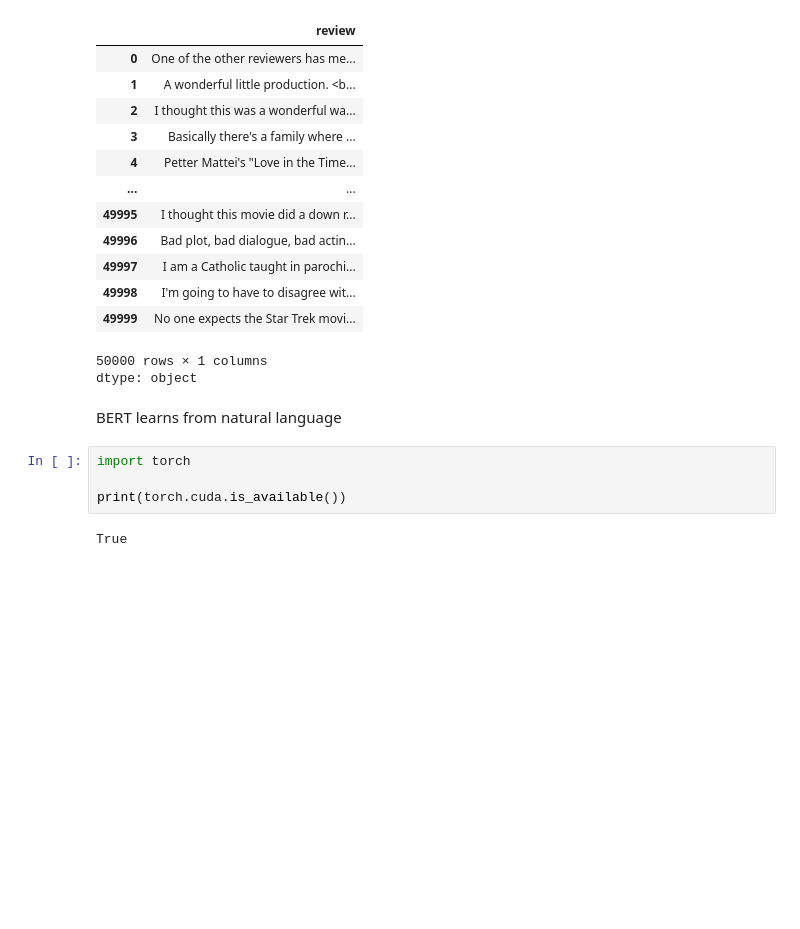
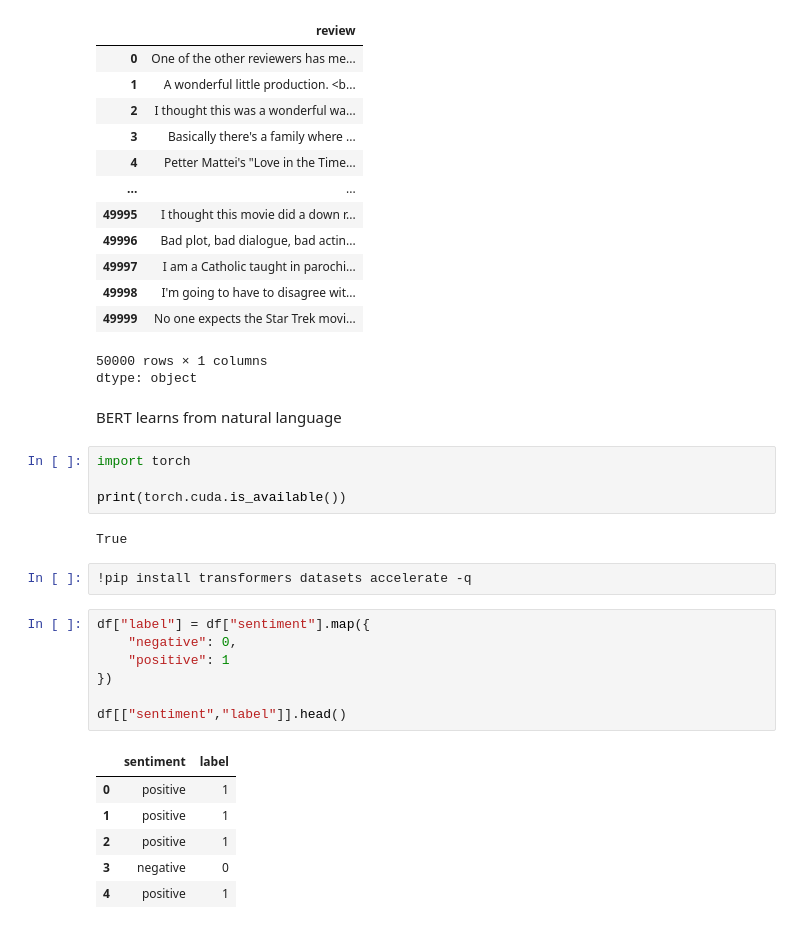
Before and after one commit to nehalnova/sentiment-analysis-, a Jupyter notebook: 01_IMDB_EDA.ipynb, the cells around one changed output. Saved outputs shown, nothing was run; the diff lists cells and outputs as text; blank space fills up the shorter version.

```diff
--- a/01_IMDB_EDA.ipynb
+++ b/01_IMDB_EDA.ipynb
@@ -386,3 +386,19 @@ import torch
 print(torch.cuda.is_available())
 # %% [output]
 True
+# %%
+!pip install transformers datasets accelerate -q
+# %%
+df["label"] = df["sentiment"].map({
+    "negative": 0,
+    "positive": 1
+})
+
+df[["sentiment","label"]].head()
+# %% [output]
+|  | sentiment | label |
+| 0 | positive | 1 |
+| 1 | positive | 1 |
+| 2 | positive | 1 |
+| 3 | negative | 0 |
+| 4 | positive | 1 |
```
Also changed, not shown: parts of 18 cells of this notebook.
